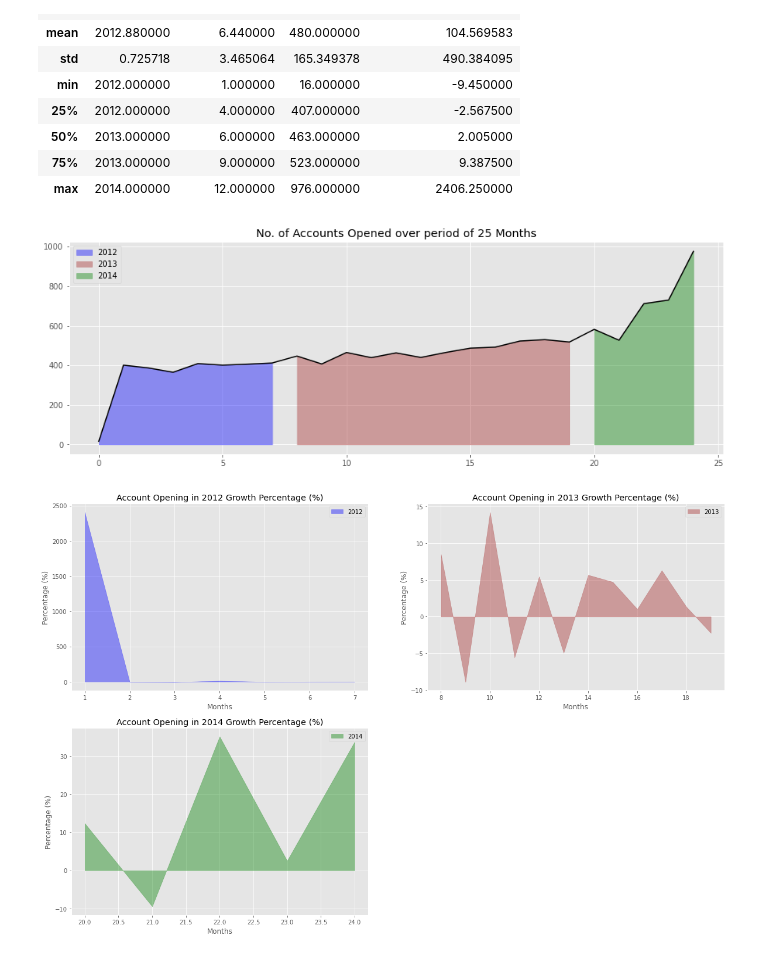
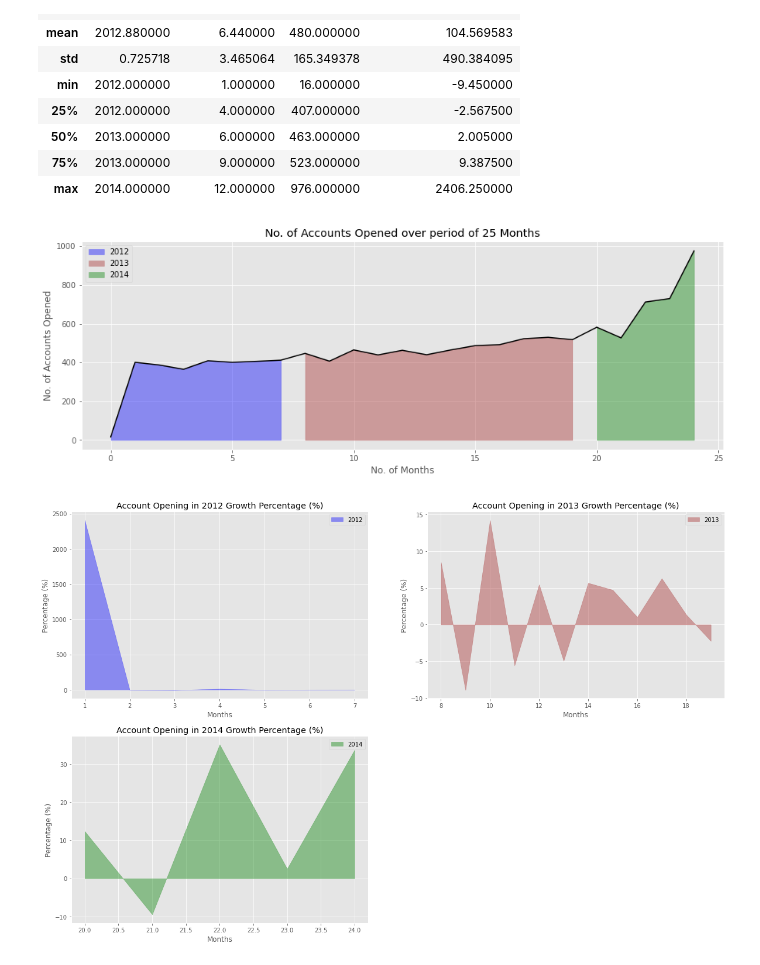
Before and after one commit to Jeyramana/GUVI_Assignments, a Jupyter notebook: Assignment_3/user.ipynb, the cells around one changed output. Drawn from its saved outputs; the diff is of its cells as text; code cells hidden in the pictures.

```diff
--- a/Assignment_3/user.ipynb
+++ b/Assignment_3/user.ipynb
@@ -639,17 +640,19 @@ monthly_perform.describe() # avg growth rate per month is 104.57%
 # %%
 plt.figure(figsize=(15, 5))
 plt.fill_between(monthly_perform[monthly_perform.creation_year==2012].index,
                  monthly_perform[monthly_perform.creation_year==2012].total_count, color='blue', alpha=0.4)
 plt.fill_between(monthly_perform[monthly_perform.creation_year==2013].index,
                  monthly_perform[monthly_perform.creation_year==2013].total_count, color='brown', alpha=0.4)
 plt.fill_between(monthly_perform[monthly_perform.creation_year==2014].index,
                  monthly_perform[monthly_perform.creation_year==2014].total_count, color='green', alpha=0.4)
 plt.plot(monthly_perform.index, monthly_perform.total_count, color='black', alpha=1)
 plt.legend(labels=[2012, 2013, 2014])
+plt.xlabel('No. of Months')
+plt.ylabel('No. of Accounts Opened')
 plt.title('No. of Accounts Opened over period of 25 Months')
 plt.show()
 # %% [output]
-[figure, old version]
+[figure, new version]
 # %%
 plt.figure(figsize=(20, 20))
 plt.subplot(321)
```
Also changed, not shown: parts of 18 cells of this notebook.
